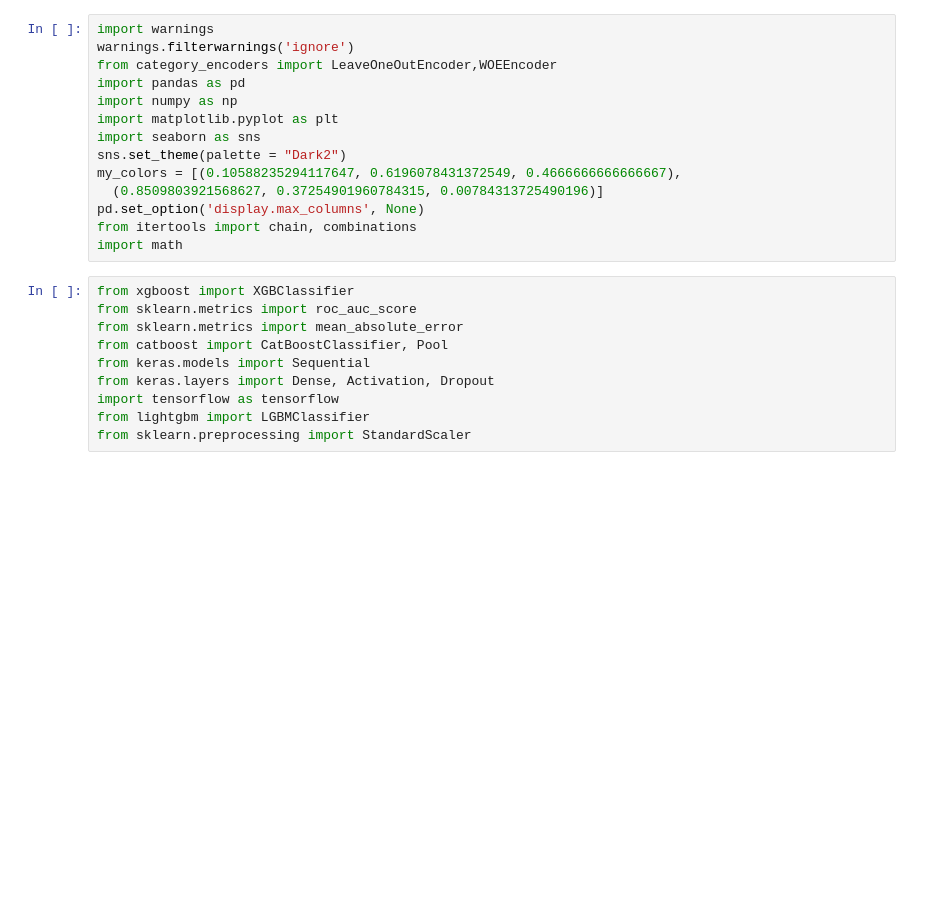
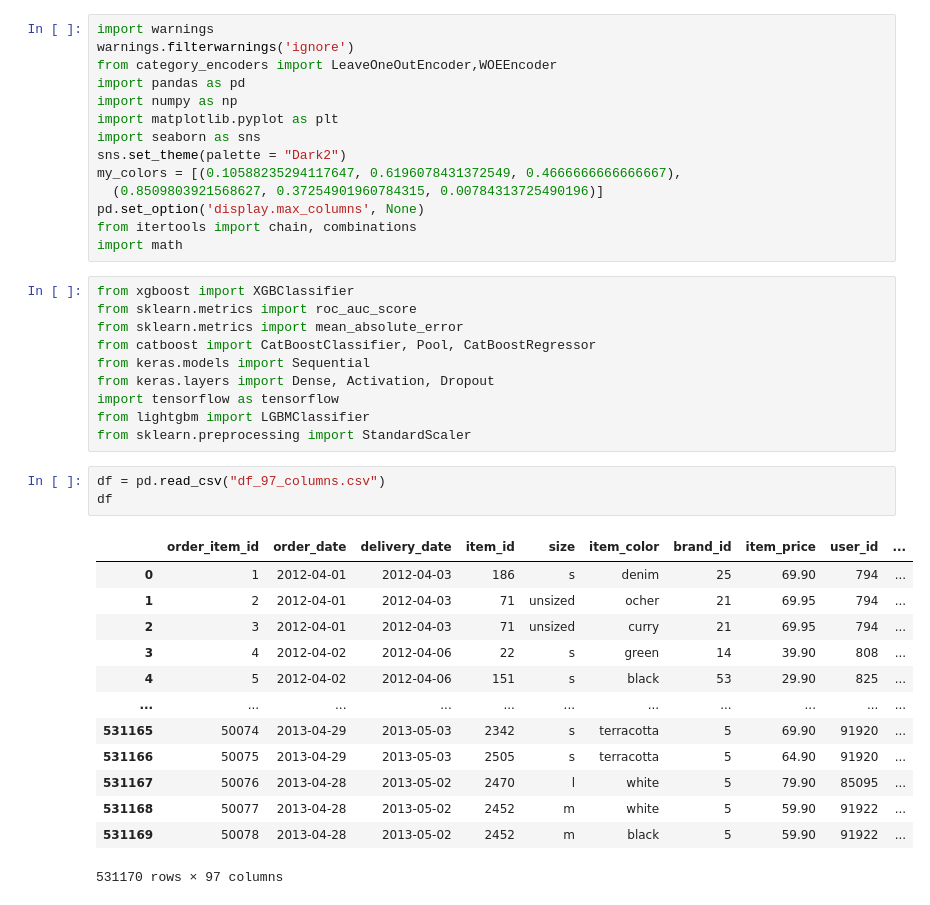
Before and after one commit to teodor-georgiev/Online-Retailer-Analysis-2014, a Jupyter notebook: 5. MAE.ipynb, the cells around one changed output. Drawn from its saved outputs; the diff is of its cells as text; blank space fills up the shorter version.

```diff
--- a/5. MAE.ipynb
+++ b/5. MAE.ipynb
@@ -16,11 +16,28 @@ import math
 from xgboost import XGBClassifier
 from sklearn.metrics import roc_auc_score
 from sklearn.metrics import mean_absolute_error
-from catboost import CatBoostClassifier, Pool
+from catboost import CatBoostClassifier, Pool, CatBoostRegressor
 from keras.models import Sequential
 from keras.layers import Dense, Activation, Dropout
 import tensorflow as tensorflow
 from lightgbm import LGBMClassifier
 from sklearn.preprocessing import StandardScaler
+# %%
+df = pd.read_csv("df_97_columns.csv")
+df
+# %% [output]
+|  | order_item_id | order_date | delivery_date | item_id | size | item_color | brand_id | item_price | user_id | ... |
+| 0 | 1 | 2012-04-01 | 2012-04-03 | 186 | s | denim | 25 | 69.90 | 794 | ... |
+| 1 | 2 | 2012-04-01 | 2012-04-03 | 71 | unsized | ocher | 21 | 69.95 | 794 | ... |
+| 2 | 3 | 2012-04-01 | 2012-04-03 | 71 | unsized | curry | 21 | 69.95 | 794 | ... |
+| 3 | 4 | 2012-04-02 | 2012-04-06 | 22 | s | green | 14 | 39.90 | 808 | ... |
+| 4 | 5 | 2012-04-02 | 2012-04-06 | 151 | s | black | 53 | 29.90 | 825 | ... |
+| ... | ... | ... | ... | ... | ... | ... | ... | ... | ... | ... |
+| 531165 | 50074 | 2013-04-29 | 2013-05-03 | 2342 | s | terracotta | 5 | 69.90 | 91920 | ... |
+| 531166 | 50075 | 2013-04-29 | 2013-05-03 | 2505 | s | terracotta | 5 | 64.90 | 91920 | ... |
+| 531167 | 50076 | 2013-04-28 | 2013-05-02 | 2470 | l | white | 5 | 79.90 | 85095 | ... |
+| 531168 | 50077 | 2013-04-28 | 2013-05-02 | 2452 | m | white | 5 | 59.90 | 91922 | ... |
+| 531169 | 50078 | 2013-04-28 | 2013-05-02 | 2452 | m | black | 5 | 59.90 | 91922 | ... |
+531170 rows × 97 columns
 # %%
 # Create a class for all the models
```
Also changed, not shown: parts of 17 cells of this notebook.
